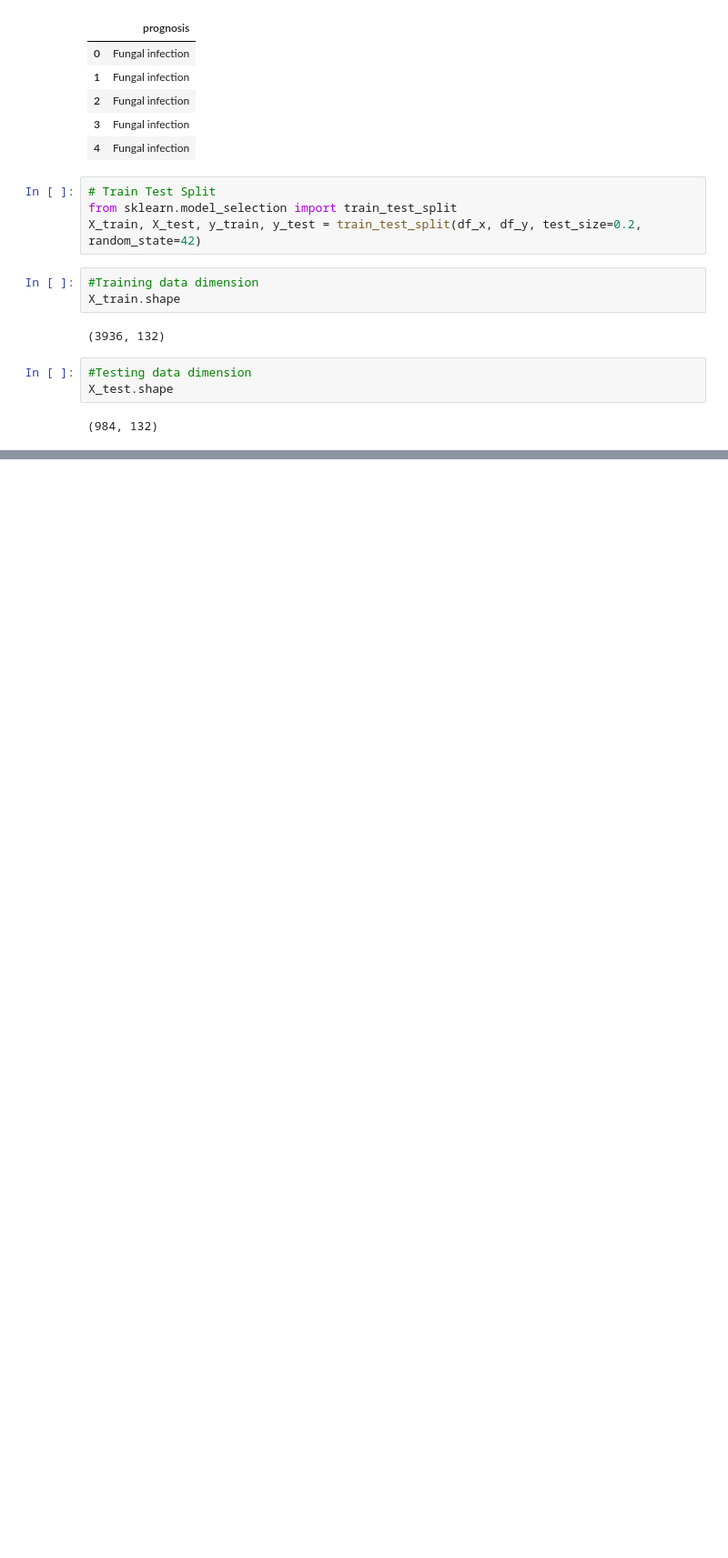
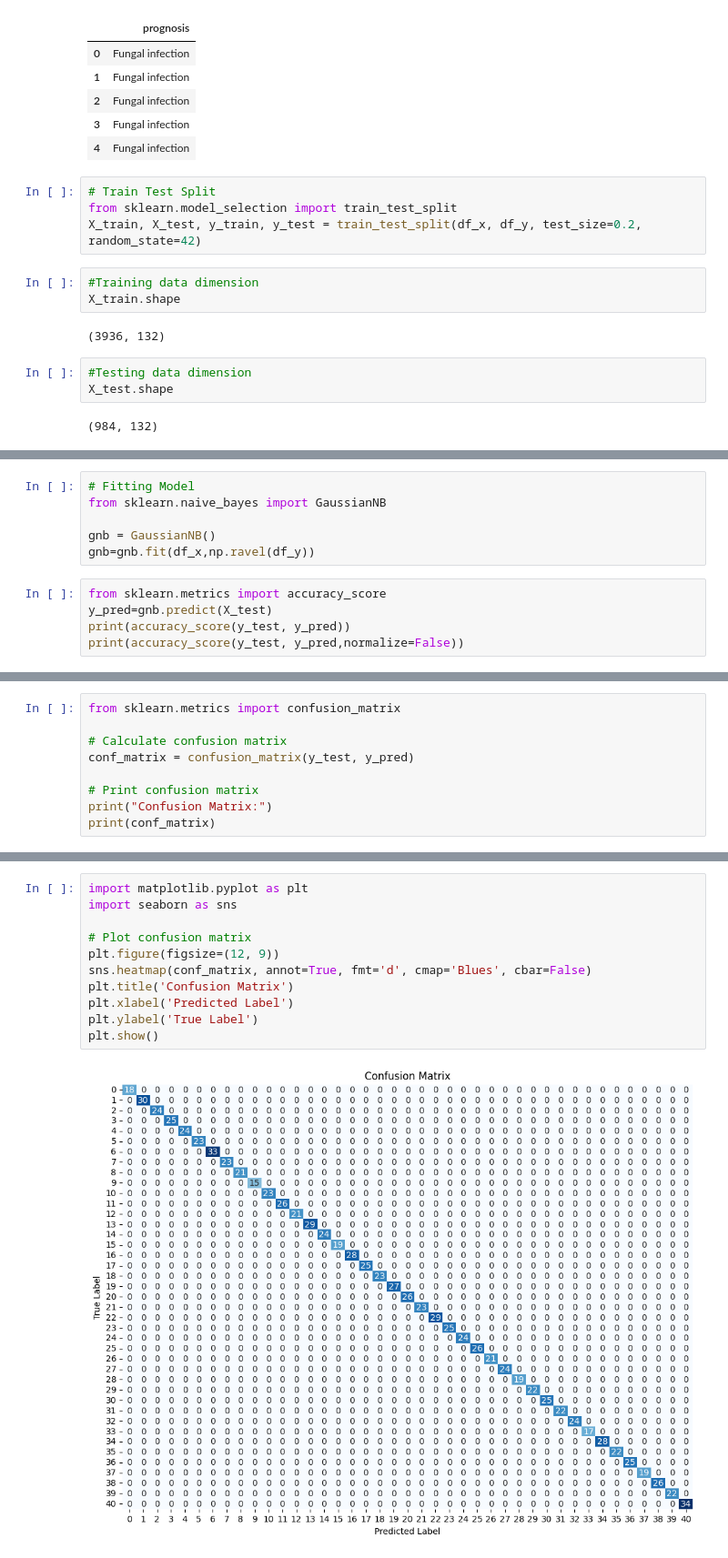
Before and after one commit to Bhushan56/Btech_Project, a Jupyter notebook: Disease_detection.ipynb, the cells around one changed output, grey strips where cells are left out. Shown at 91% size. Cells and saved outputs as stored; diff of their text form; blank space fills up the shorter version.

Commit message:
Implemented GNB model

```diff
--- a/Disease_detection.ipynb
+++ b/Disease_detection.ipynb
@@ -101,0 +102,11 @@ Gau
+# %%
+# Fitting Model
+from sklearn.naive_bayes import GaussianNB
+
+gnb = GaussianNB()
+gnb=gnb.fit(df_x,np.ravel(df_y))
+# %%
+from sklearn.metrics import accuracy_score
+y_pred=gnb.predict(X_test)
+print(accuracy_score(y_test, y_pred))
+print(accuracy_score(y_test, y_pred,normalize=False))
@@ -101,0 +116,9 @@ Gau
+# %%
+from sklearn.metrics import confusion_matrix
+
+# Calculate confusion matrix
+conf_matrix = confusion_matrix(y_test, y_pred)
+
+# Print confusion matrix
+print("Confusion Matrix:")
+print(conf_matrix)
@@ -101,0 +134,13 @@ Gau
+# %%
+import matplotlib.pyplot as plt
+import seaborn as sns
+
+# Plot confusion matrix
+plt.figure(figsize=(12, 9))
+sns.heatmap(conf_matrix, annot=True, fmt='d', cmap='Blues', cbar=False)
+plt.title('Confusion Matrix')
+plt.xlabel('Predicted Label')
+plt.ylabel('True Label')
+plt.show()
+# %% [output]
+[figure, added]
```
Also changed, not shown: parts of 25 cells of this notebook.
